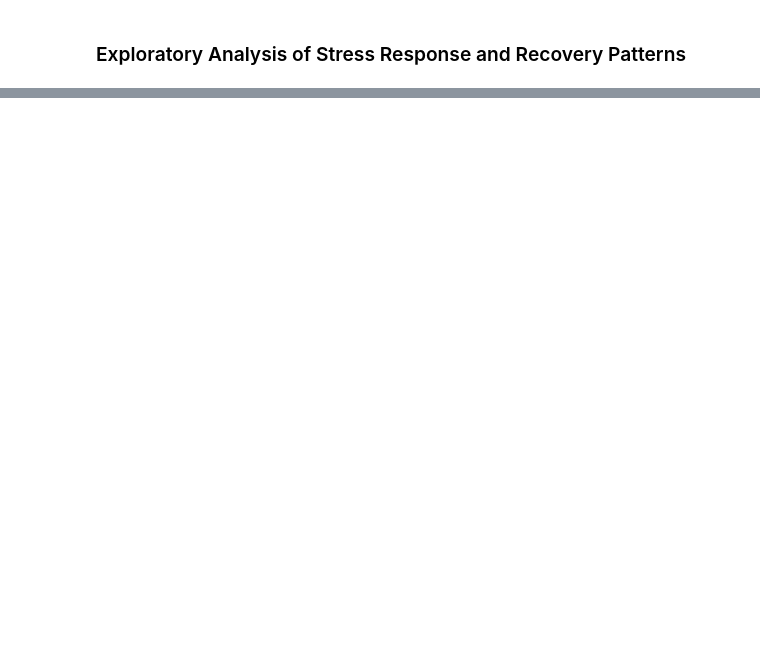
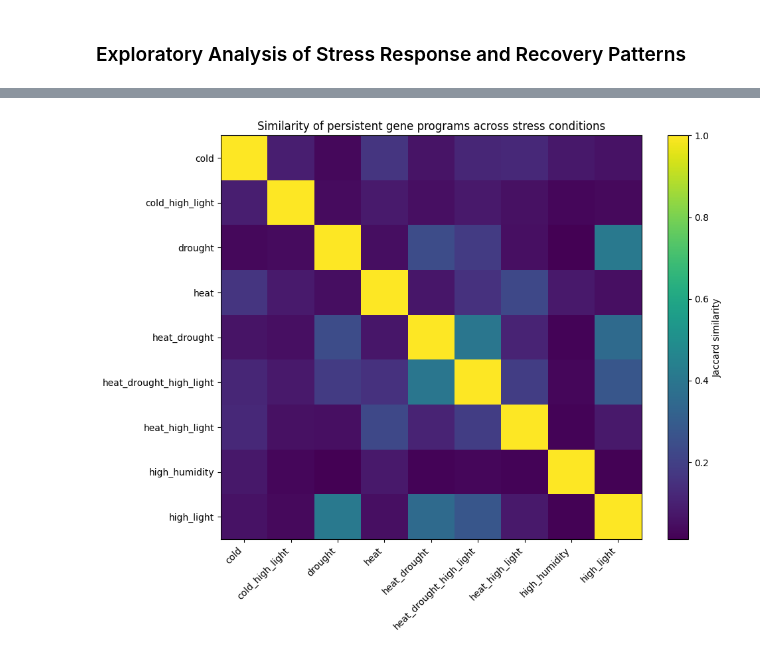
Before and after one commit to WizardNox/Arabdiopsis-Thaliana, a Jupyter notebook: notebooks/exploratory_analysis.ipynb, the cells around one changed output, grey strips where cells are left out. Drawn from its saved outputs; the diff is of its cells as text; code cells hidden in the pictures; blank space fills up the shorter version.

```diff
--- a/notebooks/exploratory_analysis.ipynb
+++ b/notebooks/exploratory_analysis.ipynb
@@ -30,0 +1187,11 @@ import matplotlib.pyplot as plt
+# %%
+persistent_gene_sets = {}
+
+for condition in recovery_category.columns:
+
+    persistent_gene_sets[condition] = set(
+        recovery_category.index[
+            recovery_category[condition]
+            == "persistent_same_direction"
+        ]
+    )
@@ -30,0 +1777,32 @@ import matplotlib.pyplot as plt
+# %%
+plt.figure(figsize=(10, 8))
+
+plt.imshow(
+    persistent_jaccard,
+    aspect="auto"
+)
+
+plt.colorbar(
+    label="Jaccard similarity"
+)
+
+plt.xticks(
+    range(len(persistent_jaccard.columns)),
+    persistent_jaccard.columns,
+    rotation=45,
+    ha="right"
+)
+
+plt.yticks(
+    range(len(persistent_jaccard.index)),
+    persistent_jaccard.index
+)
+
+plt.title(
+    "Similarity of persistent gene programs across stress conditions"
+)
+
+plt.tight_layout()
+plt.show()
+# %% [output]
+[figure, added]
```
Also changed, not shown: parts of 199 cells of this notebook, 9 other files.
